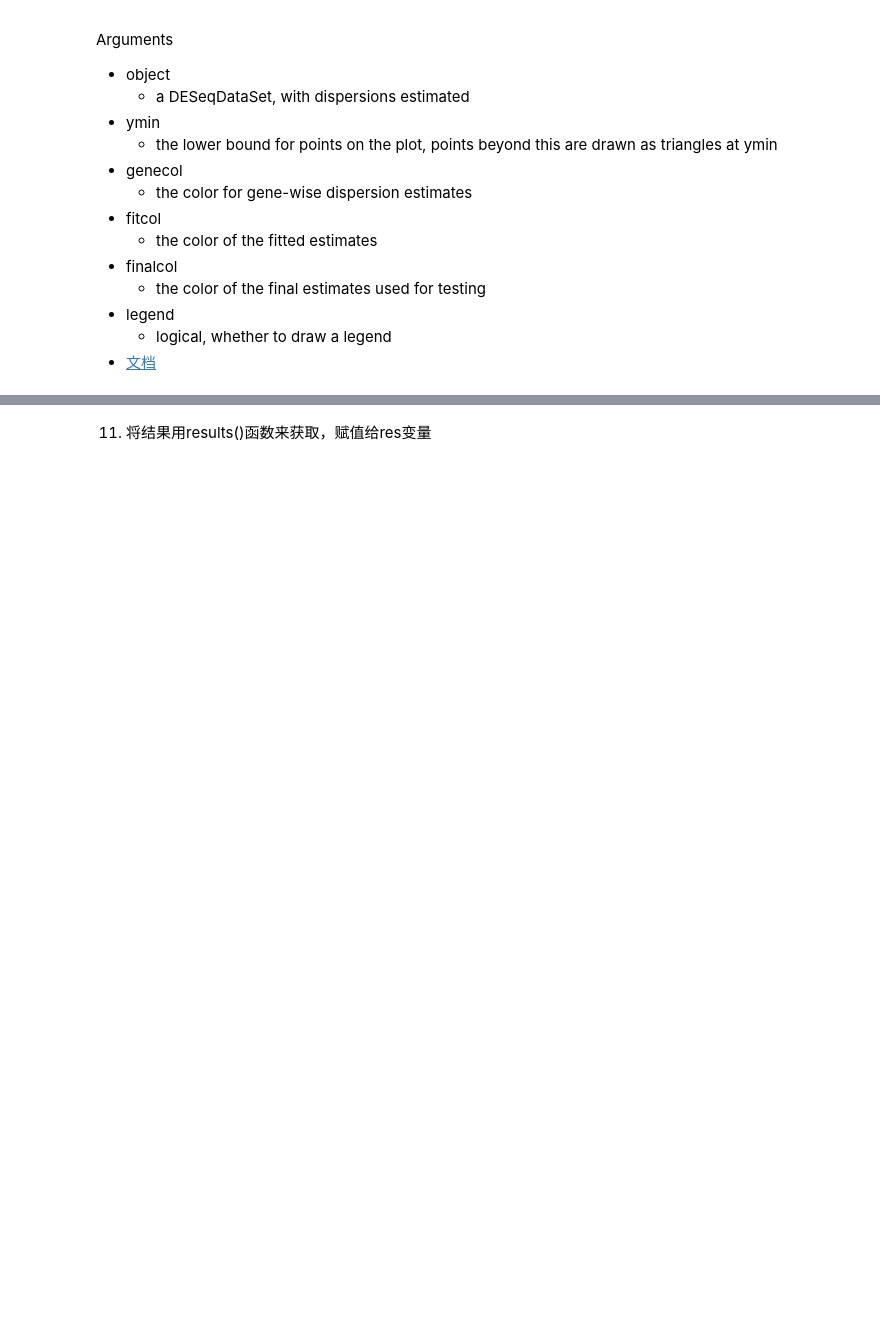
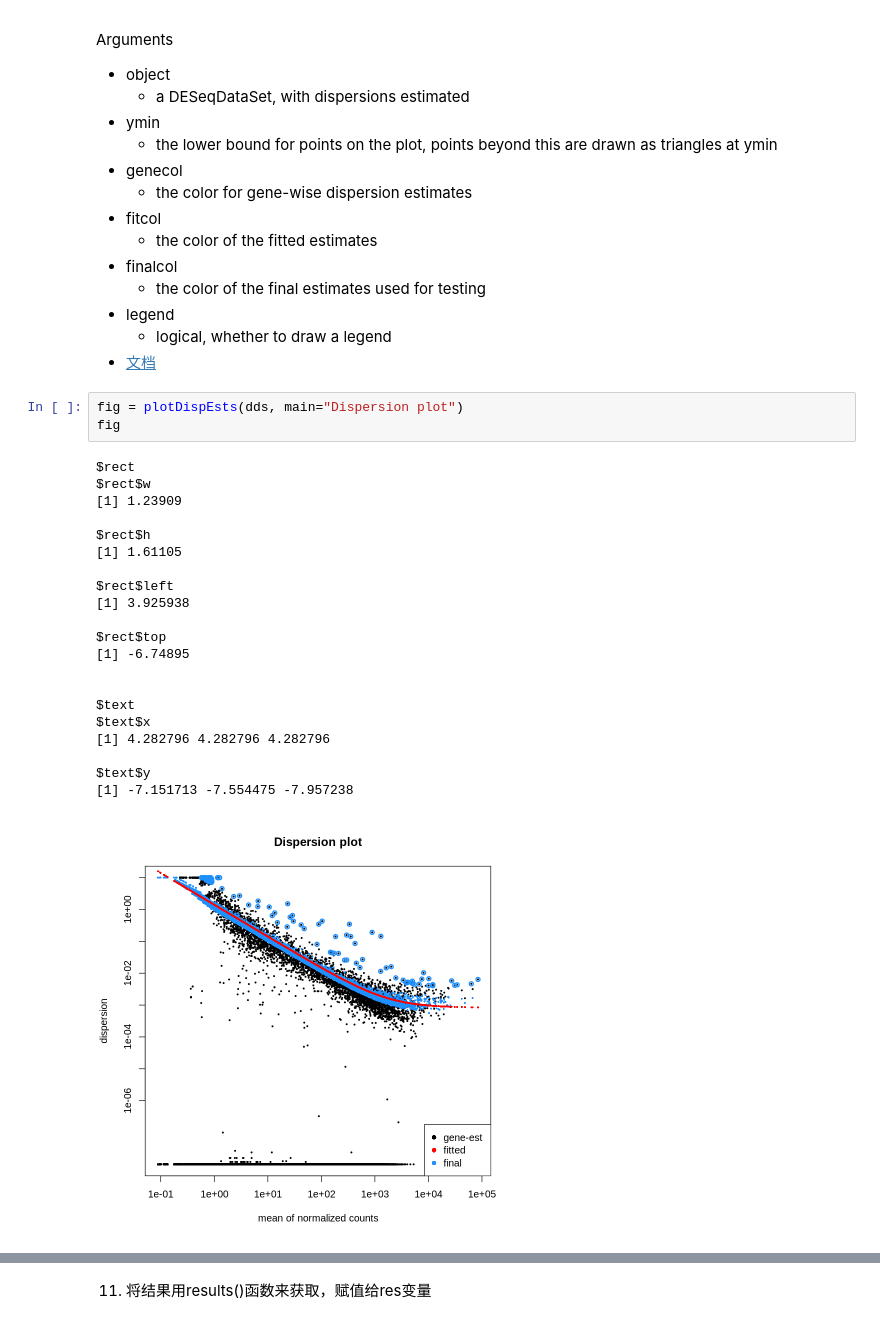
Before and after one commit to hermanzhaozzzz/snakepipes_RNA-seq, a Jupyter notebook: step.04_raw-counts-for-deseq2.step3_DESeq2_plots_zhn.ipynb, the cells around one changed output, grey strips where cells are left out. Cells and saved outputs as stored; diff of their text form; blank space fills up the shorter version.

```diff
--- a/Snakefile_raw-counts-for-deseq2.step3_DESeq2_plots_zhn.ipynb
+++ b/step.04_raw-counts-for-deseq2.step3_DESeq2_plots_zhn.ipynb
@@ -233,4 +222,29 @@ Arguments
 - legend
    - logical, whether to draw a legend
 - [文档](https://www.rdocumentation.org/packages/DESeq2/versions/1.12.3/topics/plotDispEsts)
+# %%
+fig = plotDispEsts(dds, main="Dispersion plot")
+fig
+# %% [output]
+$rect
+$rect$w
+[1] 1.23909
+
+$rect$h
+[1] 1.61105
+
+$rect$left
+[1] 3.925938
+
+$rect$top
+[1] -6.74895
+
+
+$text
+$text$x
+[1] 4.282796 4.282796 4.282796
+
+$text$y
+[1] -7.151713 -7.554475 -7.957238
+[figure, added]
 # %%
```
Also changed, not shown: parts of 17 cells of this notebook, 28 other files.
